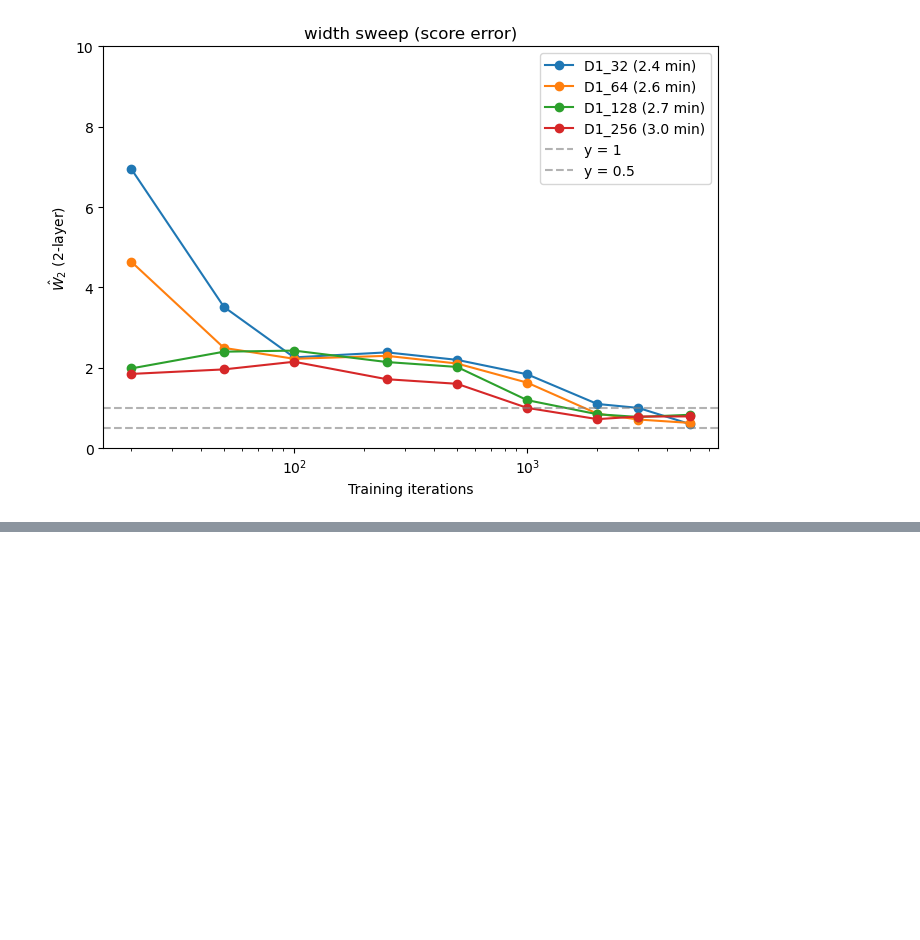
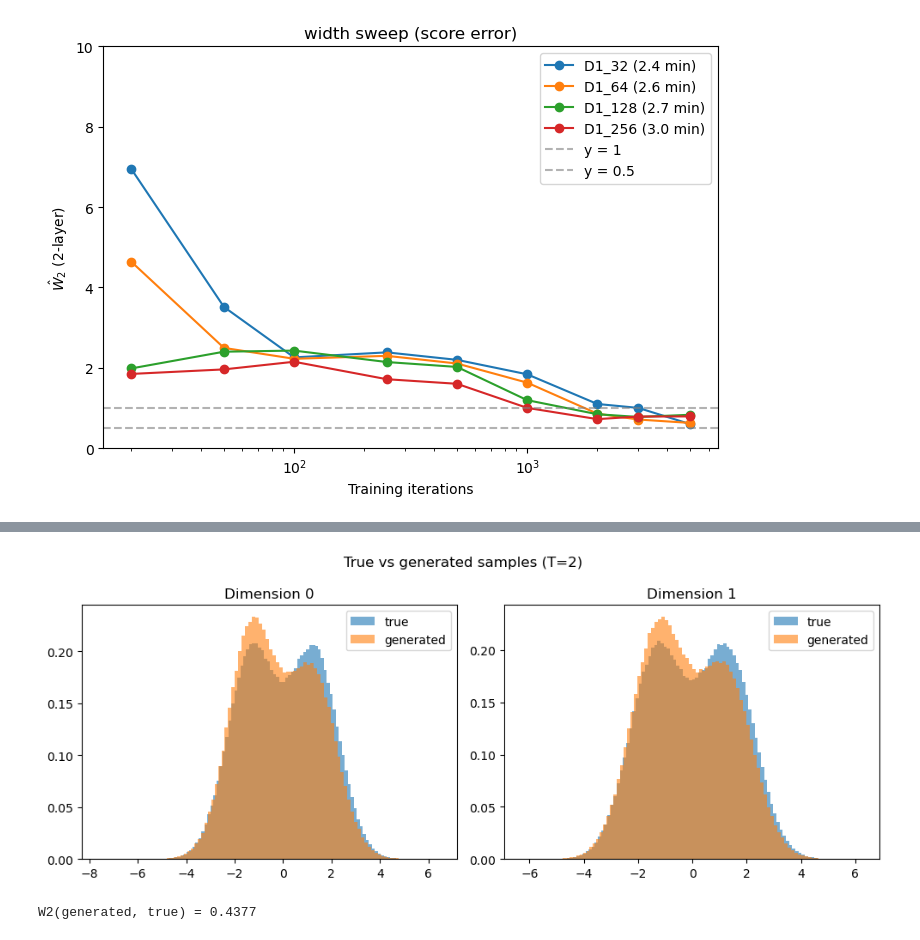
Before and after one commit to kylemcgillivray/Masters-Dissertation, a Jupyter notebook: display.ipynb, the cells around one changed output, grey strips where cells are left out. Cells and saved outputs as stored; diff of their text form; code cells hidden in the pictures; blank space fills up the shorter version.

```diff
--- a/display.ipynb
+++ b/display.ipynb
@@ -59,0 +100,24 @@ for group_name, results_by_tag in all_results.items():
+# %%
+# ------------------------------------------------------------
+# Sample
+# ------------------------------------------------------------
+N_samples = 1_000_000
+samples = fct.euler_maruyama_sample_nn_batch(
+    net, gamma=0.001, T=T, d=d, N_samples=N_samples, device=device
+)
+# %%
+# ------------------------------------------------------------
+# Display: true distribution vs generated samples
+# ------------------------------------------------------------
+fct.plot_true_vs_generated(X_data_bimodal, samples, d=d, title_suffix=f"(T={T})")
+# %% [output]
+[figure, added]
+# %%
+# ------------------------------------------------------------
+# Wasserstein-2 distance
+# ------------------------------------------------------------
+N_w2 = 2000
+w2 = fct.wasserstein2_distance(samples[:N_w2], X_data_bimodal[:N_w2])
+print(f"W2(generated, true) = {w2:.4f}")
+# %% [output]
+W2(generated, true) = 0.4377
```
Also changed, not shown: parts of 3 cells of this notebook, 4 other files.
